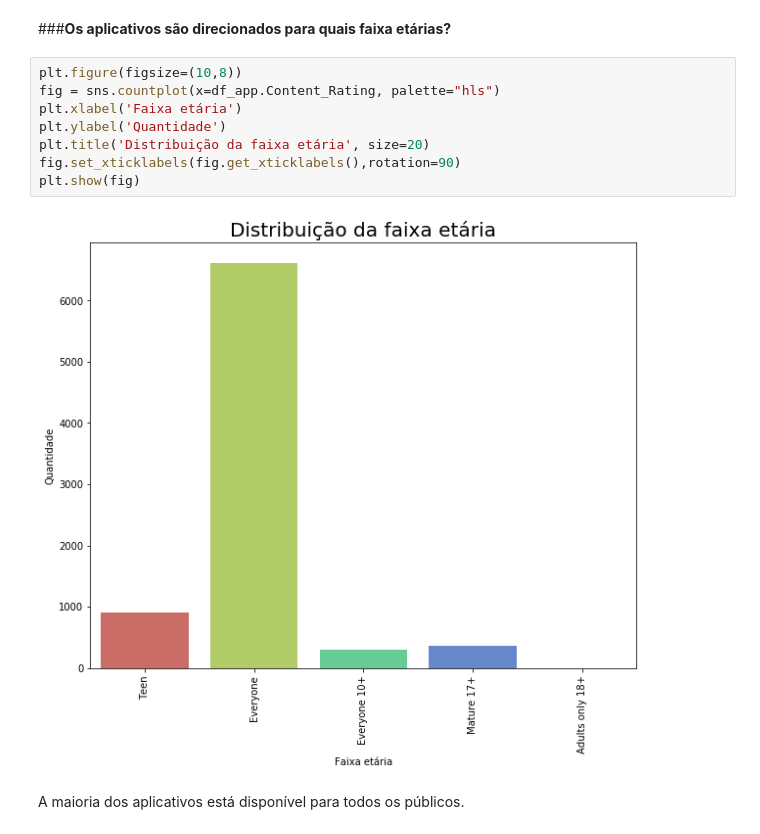
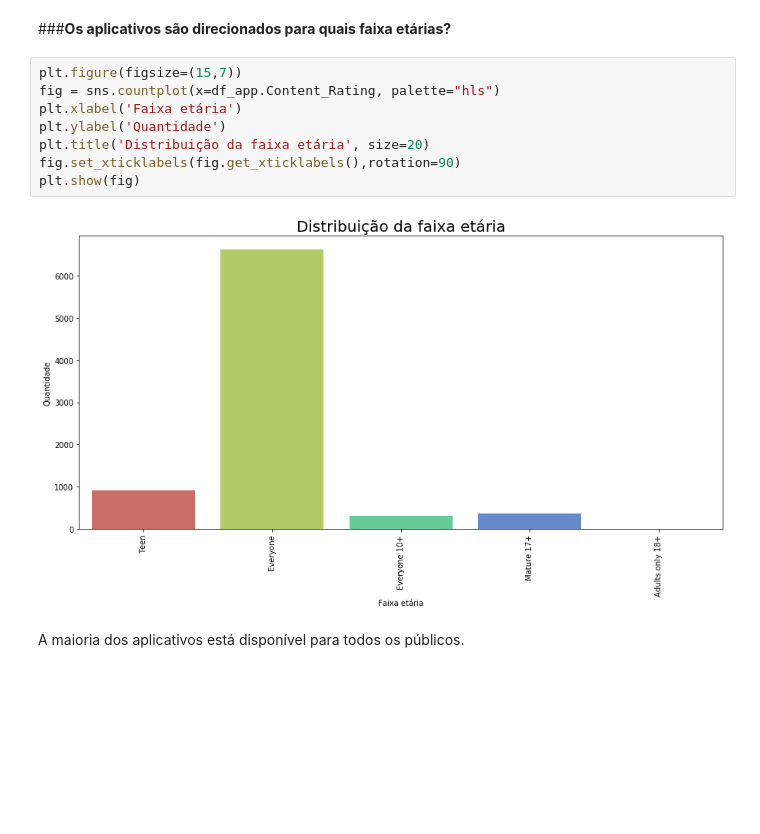
Before and after one commit to karinnecristina/Data_Science, a Jupyter notebook: Google_Play.ipynb, the cells around one changed output. Drawn from its saved outputs; the diff is of its cells as text; blank space fills up the shorter version.

```diff
--- a/Google_Play.ipynb
+++ b/Google_Play.ipynb
@@ -520,15 +516,15 @@ plt.show()
 # %% [markdown]
 ###**Os aplicativos são direcionados para quais faixa etárias?**
 # %%
-plt.figure(figsize=(10,8))
+plt.figure(figsize=(15,7))
 fig = sns.countplot(x=df_app.Content_Rating, palette="hls")
 plt.xlabel('Faixa etária')
 plt.ylabel('Quantidade')
 plt.title('Distribuição da faixa etária', size=20)
 fig.set_xticklabels(fig.get_xticklabels(),rotation=90)
 plt.show(fig)
 # %% [output]
-[figure, old version]
+[figure, new version]
 # %% [markdown]
 A maioria dos aplicativos está disponível para todos os públicos.
 # %% [markdown]
```
Also changed, not shown: parts of 6 cells of this notebook.
